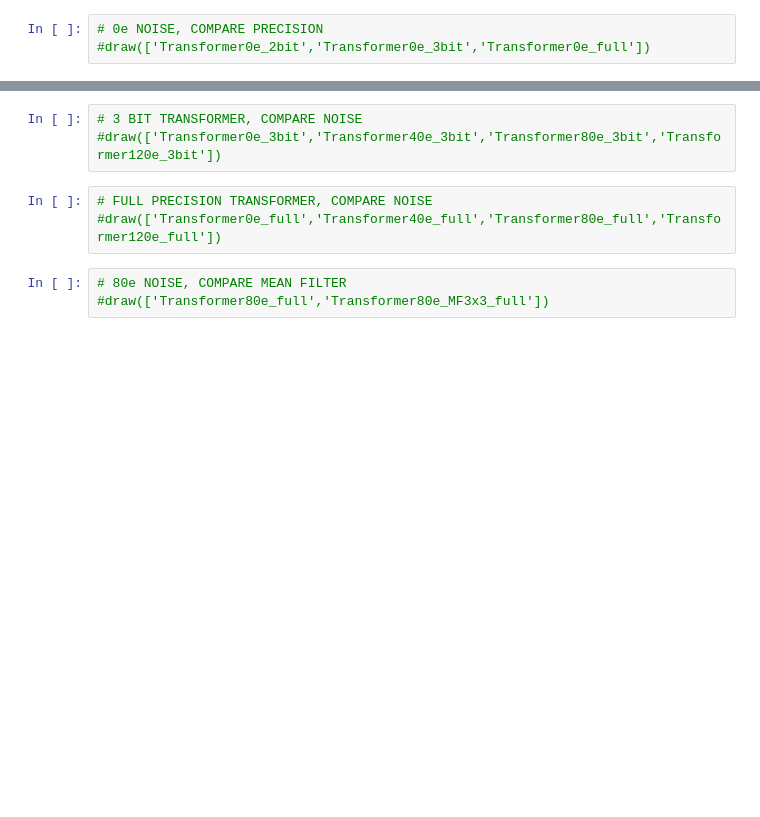
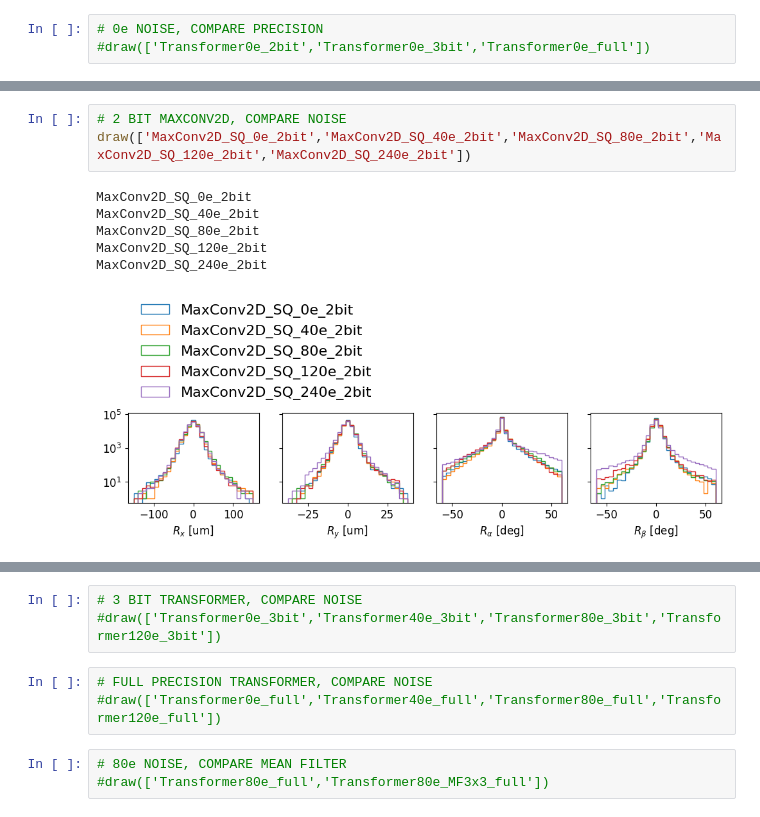
Before and after one commit to jennetd/smart-pixels-ml, a Jupyter notebook: read-all-models.ipynb, the cells around one changed output, grey strips where cells are left out. Cells and saved outputs as stored; diff of their text form; blank space fills up the shorter version.

```diff
--- a/read-all-models.ipynb
+++ b/read-all-models.ipynb
@@ -171,0 +187,10 @@ Transformer120e_2bit
+# %%
+# 2 BIT MAXCONV2D, COMPARE NOISE
+draw(['MaxConv2D_SQ_0e_2bit','MaxConv2D_SQ_40e_2bit','MaxConv2D_SQ_80e_2bit','MaxConv2D_SQ_120e_2bit','MaxConv2D_SQ_240e_2bit'])
+# %% [output]
+MaxConv2D_SQ_0e_2bit
+MaxConv2D_SQ_40e_2bit
+MaxConv2D_SQ_80e_2bit
+MaxConv2D_SQ_120e_2bit
+MaxConv2D_SQ_240e_2bit
+[figure, added]
```
Also changed, not shown: parts of 14 cells of this notebook, 40 other files.
